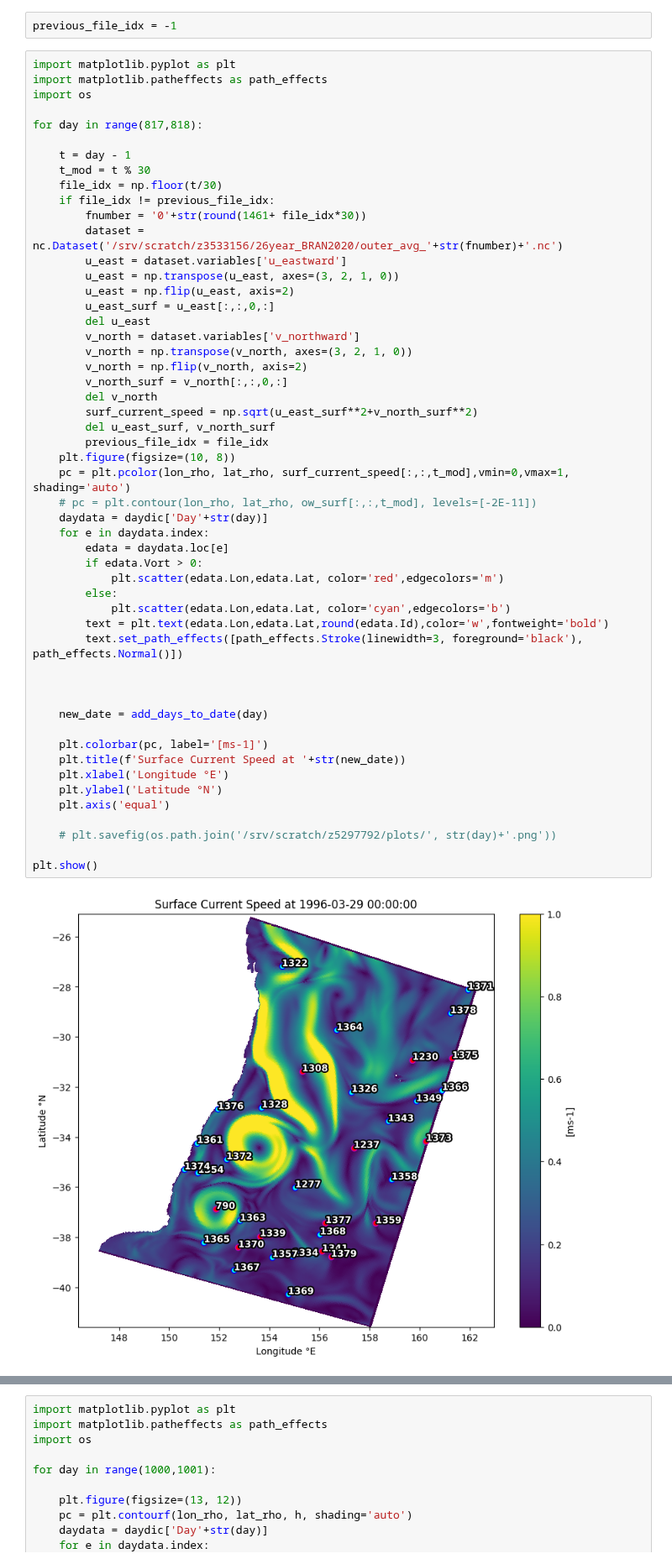
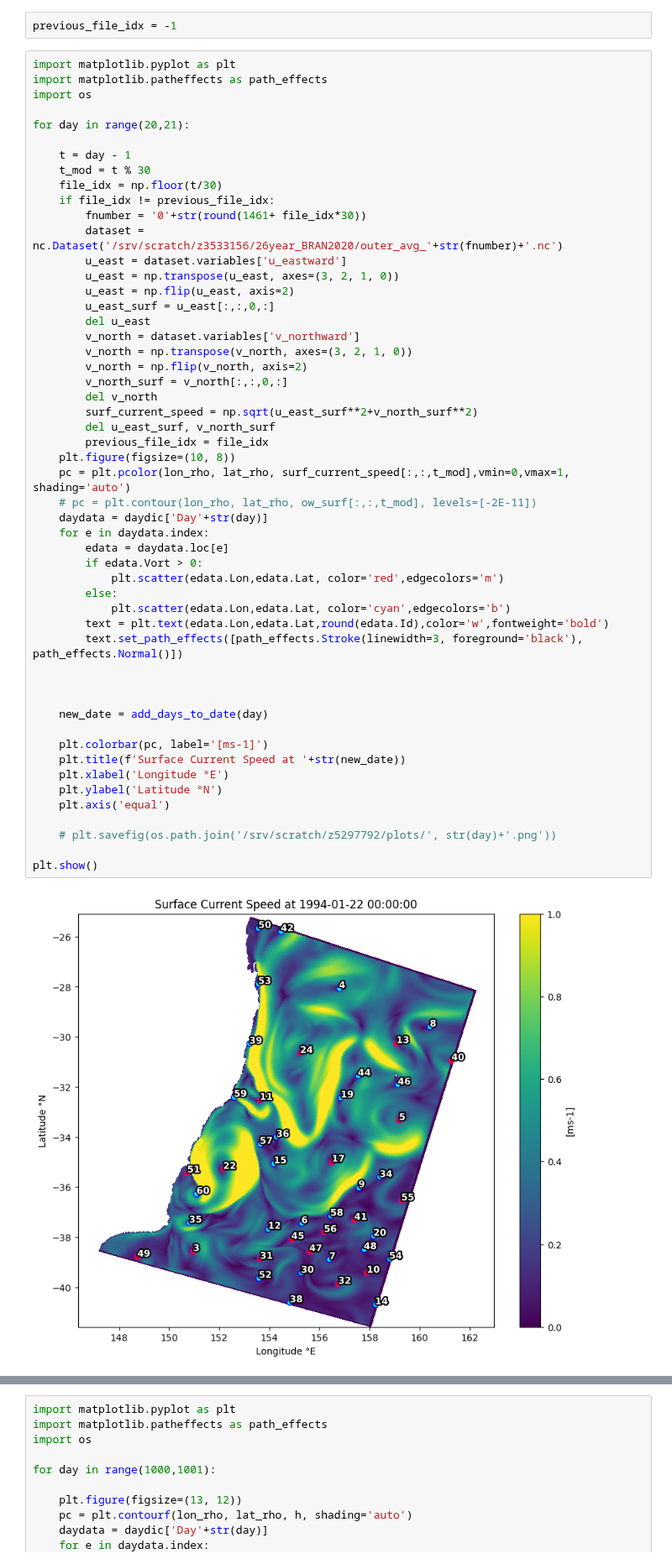
Before and after one commit to regdowse/UNSW-MRes, a Jupyter notebook: MRes/Climatology/Climatology_DayPlot.ipynb, the cells around one changed output, grey strips where cells are left out. Shown at 84% size. Saved outputs shown, nothing was run; the diff lists cells and outputs as text.

```diff
--- a/MRes/Climatology/Climatology_DayPlot.ipynb
+++ b/MRes/Climatology/Climatology_DayPlot.ipynb
@@ -45,7 +45,7 @@ import matplotlib.pyplot as plt
 import matplotlib.patheffects as path_effects
 import os
 
-for day in range(817,818):
+for day in range(20,21):
 
     t = day - 1
     t_mod = t % 30
@@ -66,31 +66,31 @@ for day in range(817,818):
         surf_current_speed = np.sqrt(u_east_surf**2+v_north_surf**2)
         del u_east_surf, v_north_surf
         previous_file_idx = file_idx
     plt.figure(figsize=(10, 8))
     pc = plt.pcolor(lon_rho, lat_rho, surf_current_speed[:,:,t_mod],vmin=0,vmax=1, shading='auto')
     # pc = plt.contour(lon_rho, lat_rho, ow_surf[:,:,t_mod], levels=[-2E-11])
     daydata = daydic['Day'+str(day)]
     for e in daydata.index:
         edata = daydata.loc[e]
         if edata.Vort > 0:
             plt.scatter(edata.Lon,edata.Lat, color='red',edgecolors='m')
         else:
             plt.scatter(edata.Lon,edata.Lat, color='cyan',edgecolors='b')
         text = plt.text(edata.Lon,edata.Lat,round(edata.Id),color='w',fontweight='bold')
         text.set_path_effects([path_effects.Stroke(linewidth=3, foreground='black'), path_effects.Normal()])
 
 
 
     new_date = add_days_to_date(day)
 
     plt.colorbar(pc, label='[ms-1]')
     plt.title(f'Surface Current Speed at '+str(new_date))
     plt.xlabel('Longitude °E')
     plt.ylabel('Latitude °N')
     plt.axis('equal')
 
     # plt.savefig(os.path.join('/srv/scratch/z5297792/plots/', str(day)+'.png'))
 
 plt.show()
 # %% [output]
-[figure, old version]
+[figure, new version]
```
Also changed, not shown: parts of 1 cell of this notebook.
